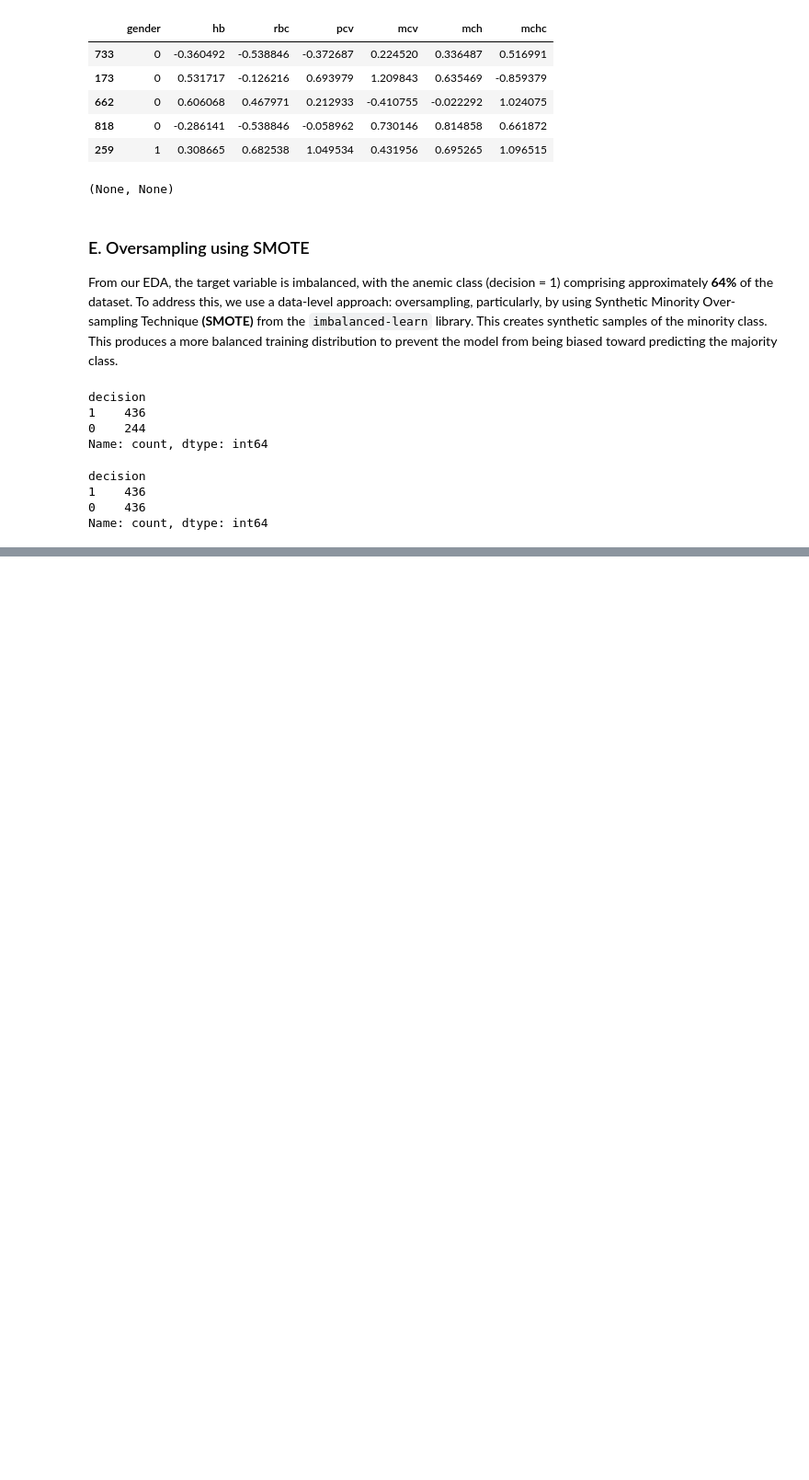
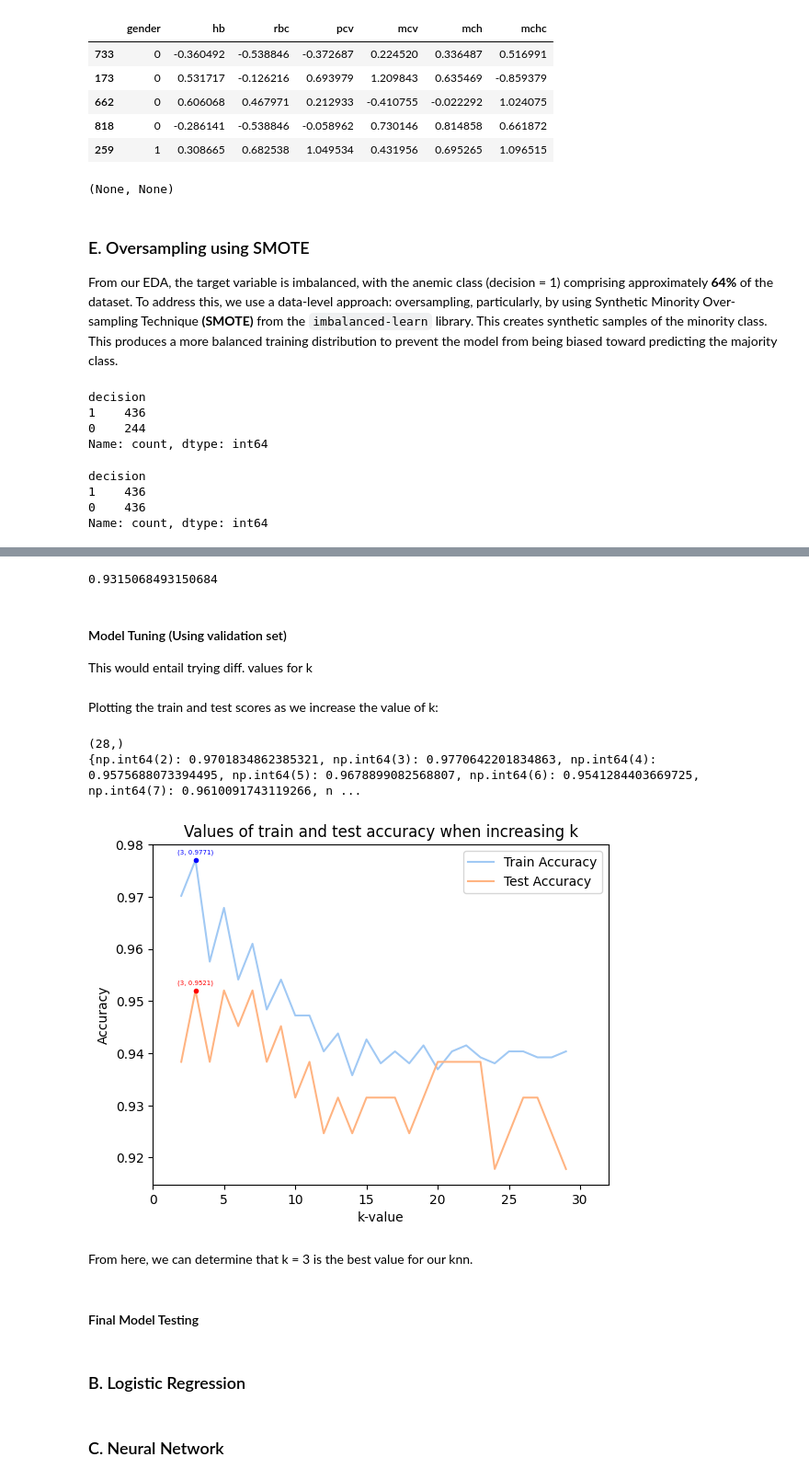
Before and after one commit to ntole24/stintsy_4CS, a Jupyter notebook: mco.ipynb, the cells around one changed output, grey strips where cells are left out. Shown at 92% size. Drawn from its saved outputs; the diff is of its cells as text; code cells hidden in the pictures; blank space fills up the shorter version.

Commit message:
feat: model tuning for knn

```diff
--- a/mco.ipynb
+++ b/mco.ipynb
@@ -686,0 +694,4 @@ Name: count, dtype: int64
+# %%
+model = KNeighborsClassifier(n_neighbors=1, metric='euclidean')
+# %%
+model.fit(X_train, y_train)
@@ -686,0 +704,64 @@ Name: count, dtype: int64
+# %%
+from sklearn.metrics import accuracy_score
+
+# Check accuracy
+accuracy = accuracy_score(y_val, y_predicted)
+print(accuracy)
+# %% [output]
+0.9315068493150684
+# %% [markdown]
+#### Model Tuning (Using validation set)
+
+This would entail trying diff. values for k
+# %%
+train_score = {}
+test_score = {}
+n_neighbors = np.arange(2, 30, 1)
+
+top_k = 0
+top_k_train = 0
+top_k_test = 0
+
+for neighbor in n_neighbors:
+    model = KNeighborsClassifier(n_neighbors=neighbor)
+    model.fit(X_train, y_train)
+    y_pred = model.predict(X_train)
+    train_score[neighbor] = accuracy_score(y_train, y_pred)
+    y_pred_validate = model.predict(X_val)
+    test_score[neighbor] = accuracy_score(y_val, y_pred_validate)
+
+    if train_score[neighbor] + test_score[neighbor] > top_k_train + top_k_test:
+        top_k_train = train_score[neighbor]
+        top_k_test = test_score[neighbor]
+        top_k = neighbor
+# %% [markdown]
+Plotting the train and test scores as we increase the value of k:
+# %%
+print(n_neighbors.shape)
+print(train_score)
+plt.plot(n_neighbors, train_score.values(), label="Train Accuracy")
+plt.plot(n_neighbors, test_score.values(), label="Test Accuracy")
+# plt.axvline(x=top_k, color='r', linestyle='--', linewidth=1)
+plt.plot(top_k, top_k_train, 'bo', ms=3)
+plt.text(top_k - 1.3, top_k_train + 0.0012, "(" + str(top_k) + ", " + str(round(top_k_train, 4)) + ")", fontsize=5, color='blue')
+plt.plot(top_k, top_k_test, 'ro', ms=3)
+plt.text(top_k - 1.3, top_k_test  + 0.0012,  "(" + str(top_k) + ", " + str(round(top_k_test, 4)) + ")", fontsize=5, color='red')
+plt.plot()
+plt.xlabel("k-value")
+plt.ylabel("Accuracy")
+plt.title("Values of train and test accuracy when increasing k")
+plt.legend()
+plt.xlim(0, 32)
+plt.show()
+# %% [output]
+(28,)
+{np.int64(2): 0.9701834862385321, np.int64(3): 0.9770642201834863, np.int64(4): 0.9575688073394495, np.int64(5): 0.9678899082568807, np.int64(6): 0.9541284403669725, np.int64(7): 0.9610091743119266, n ...
+[figure, added]
+# %% [markdown]
+From here, we can determine that k = 3 is the best value for our knn.
+# %% [markdown]
+#### Final Model Testing
+# %% [markdown]
+### B. Logistic Regression
+# %% [markdown]
+### C. Neural Network
```
Also changed, not shown: parts of 12 cells of this notebook.
